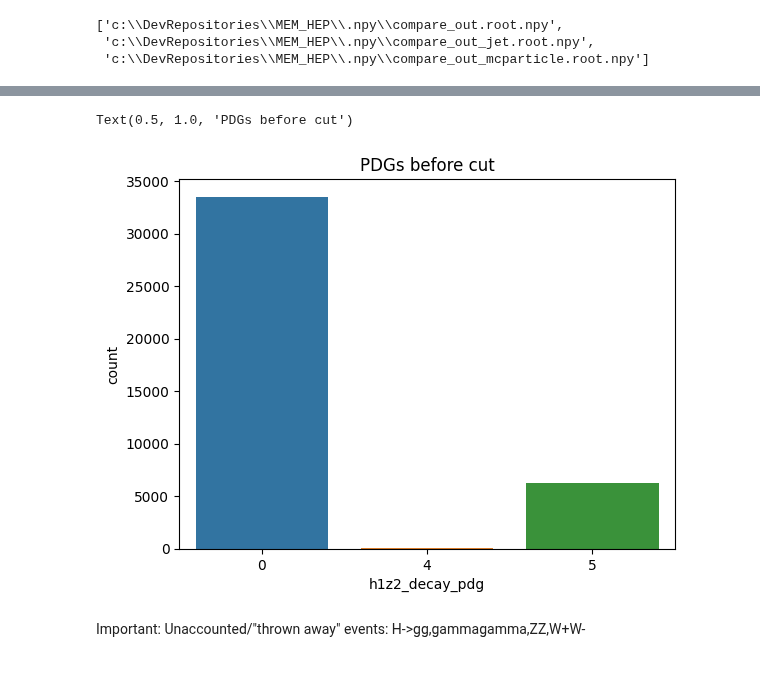
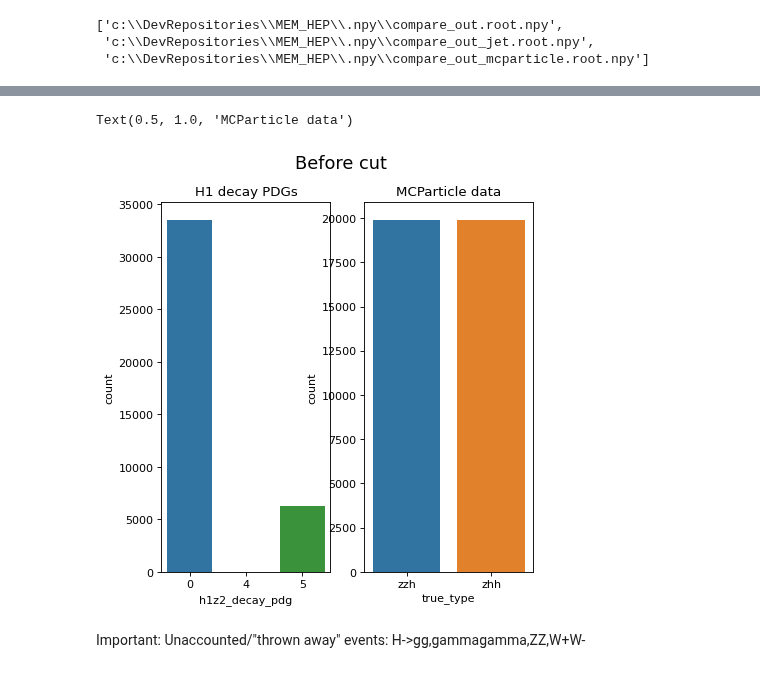
Before and after one commit to nVentis/MEM_HEP, a Jupyter notebook: view_v3.ipynb, the cells around one changed output, grey strips where cells are left out. Drawn from its saved outputs; the diff is of its cells as text; code cells hidden in the pictures.

```diff
--- a/view_v3.ipynb
+++ b/view_v3.ipynb
@@ -124,11 +133,18 @@ Length: 77, dtype: object
 # %%
 data["h1z2_decay_pdg"] = data["h1_decay_pdg"] + data["z2_decay_pdg"]
-# %%
-ax = sns.countplot(data, x="h1z2_decay_pdg")
-ax.set_title("PDGs before cut")
-# %% [output]
-Text(0.5, 1.0, 'PDGs before cut')
-[figure, removed]
+# %%
+d = data
+fig, axes = plt.subplots(1,2, figsize=(6, 6), dpi=80)
+fig.suptitle("Before cut", fontsize=16)
+
+ax = sns.countplot(d, x="h1z2_decay_pdg", ax=axes[0])
+ax.set_title("H1 decay PDGs")
+
+ax = sns.countplot(d, x="true_type", ax=axes[1])
+ax.set_title("MCParticle data")
+# %% [output]
+Text(0.5, 1.0, 'MCParticle data')
+[figure, added]
 # %% [markdown]
 Important: Unaccounted/"thrown away" events: H->gg,gammagamma,ZZ,W+W-
 # %%
```
Also changed, not shown: parts of 12 cells of this notebook.
